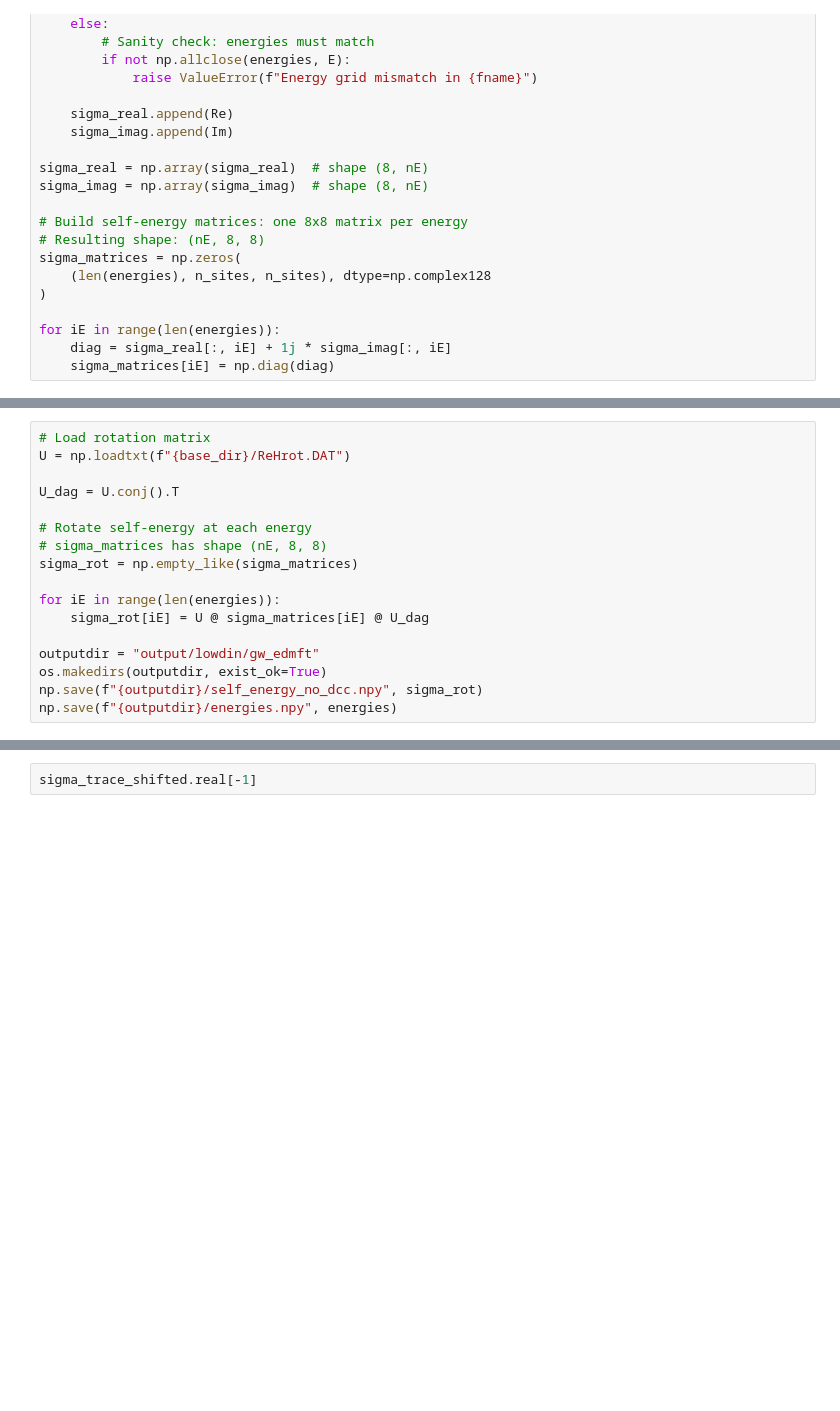
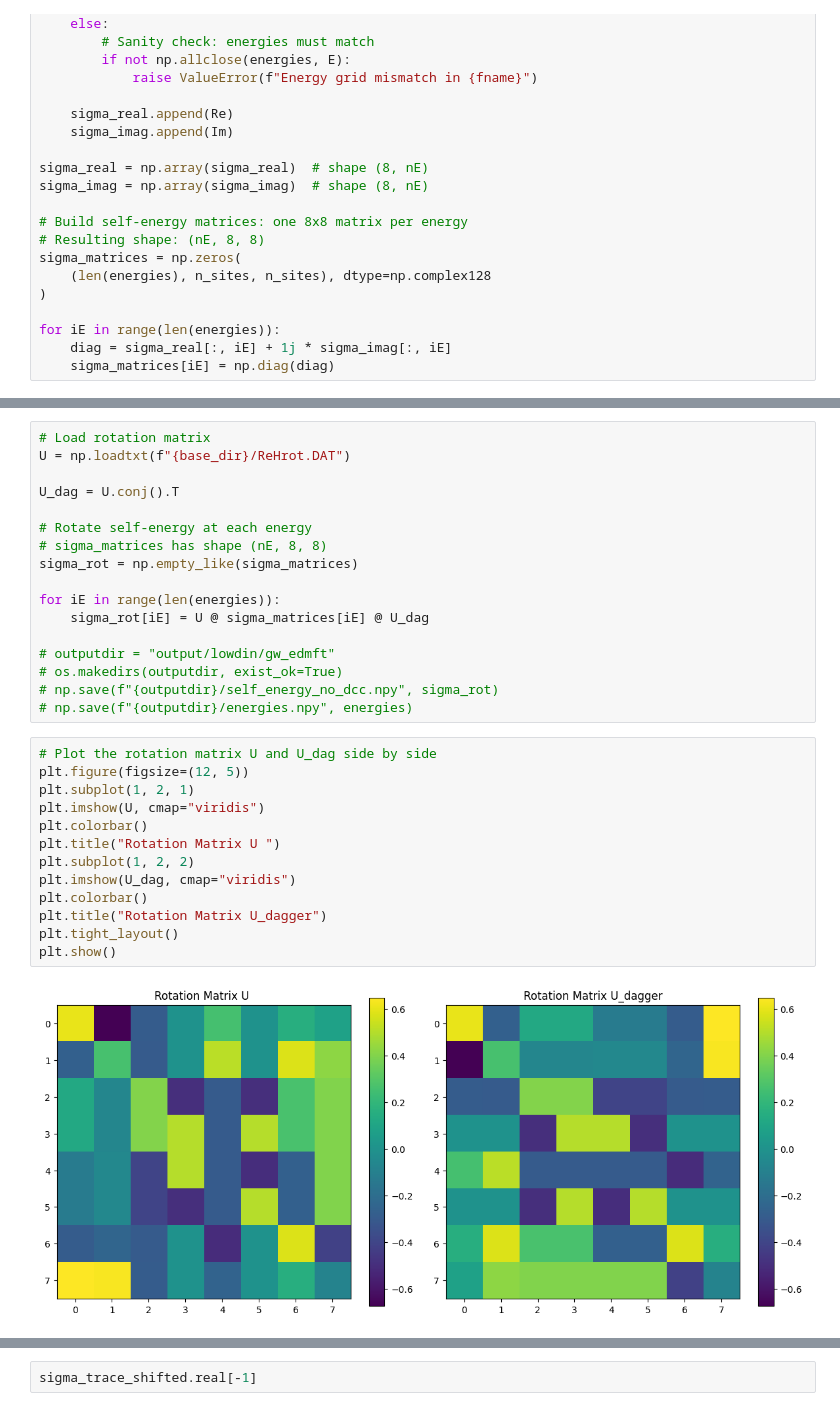
Before and after one commit to aj0337/qtpyt-tests, a Jupyter notebook: gw_edmft/AuBDA14/Francesco_data/process_data.ipynb, the cells around one changed output, grey strips where cells are left out. Drawn from its saved outputs; the diff is of its cells as text; blank space fills up the shorter version.

```diff
--- a/gw_edmft/AuBDA14/Francesco_data/process_data.ipynb
+++ b/gw_edmft/AuBDA14/Francesco_data/process_data.ipynb
@@ -62,7 +92,22 @@ sigma_rot = np.empty_like(sigma_matrices)
 for iE in range(len(energies)):
     sigma_rot[iE] = U @ sigma_matrices[iE] @ U_dag
 
-outputdir = "output/lowdin/gw_edmft"
-os.makedirs(outputdir, exist_ok=True)
-np.save(f"{outputdir}/self_energy_no_dcc.npy", sigma_rot)
-np.save(f"{outputdir}/energies.npy", energies)
+# outputdir = "output/lowdin/gw_edmft"
+# os.makedirs(outputdir, exist_ok=True)
+# np.save(f"{outputdir}/self_energy_no_dcc.npy", sigma_rot)
+# np.save(f"{outputdir}/energies.npy", energies)
+# %%
+# Plot the rotation matrix U and U_dag side by side
+plt.figure(figsize=(12, 5))
+plt.subplot(1, 2, 1)
+plt.imshow(U, cmap="viridis")
+plt.colorbar()
+plt.title("Rotation Matrix U ")
+plt.subplot(1, 2, 2)
+plt.imshow(U_dag, cmap="viridis")
+plt.colorbar()
+plt.title("Rotation Matrix U_dagger")
+plt.tight_layout()
+plt.show()
+# %% [output]
+[figure, added]
```
Also changed, not shown: parts of 5 cells of this notebook.
